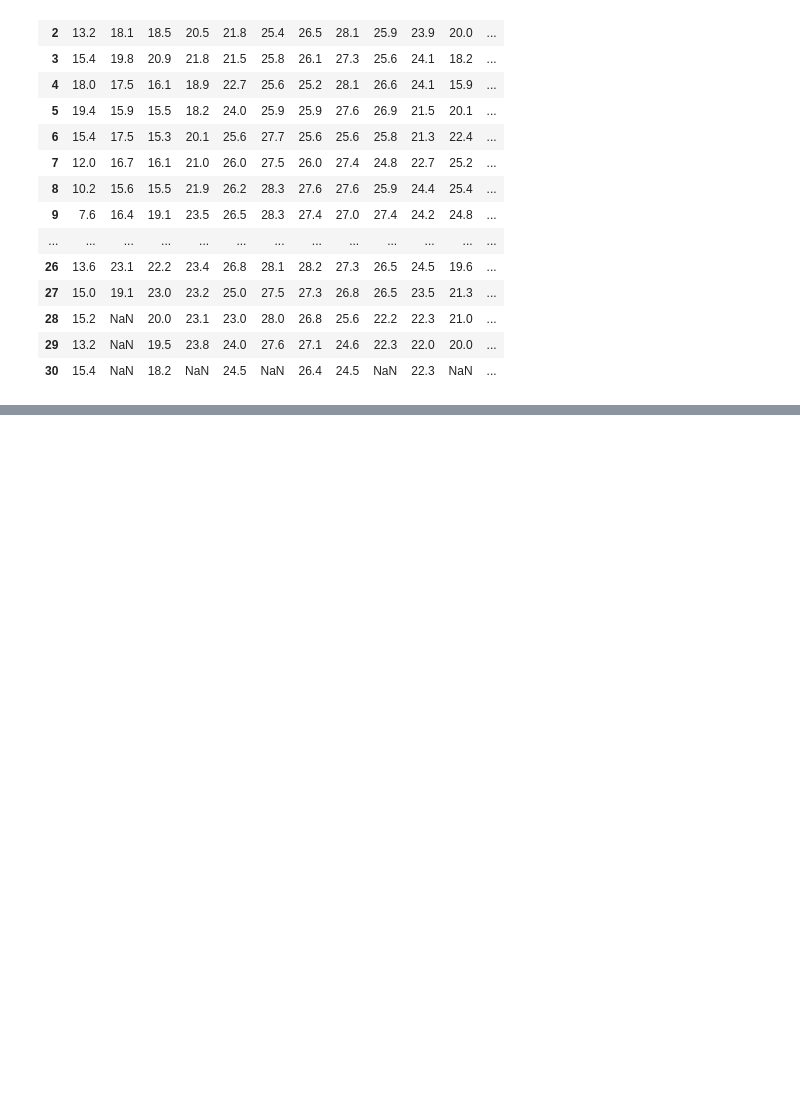
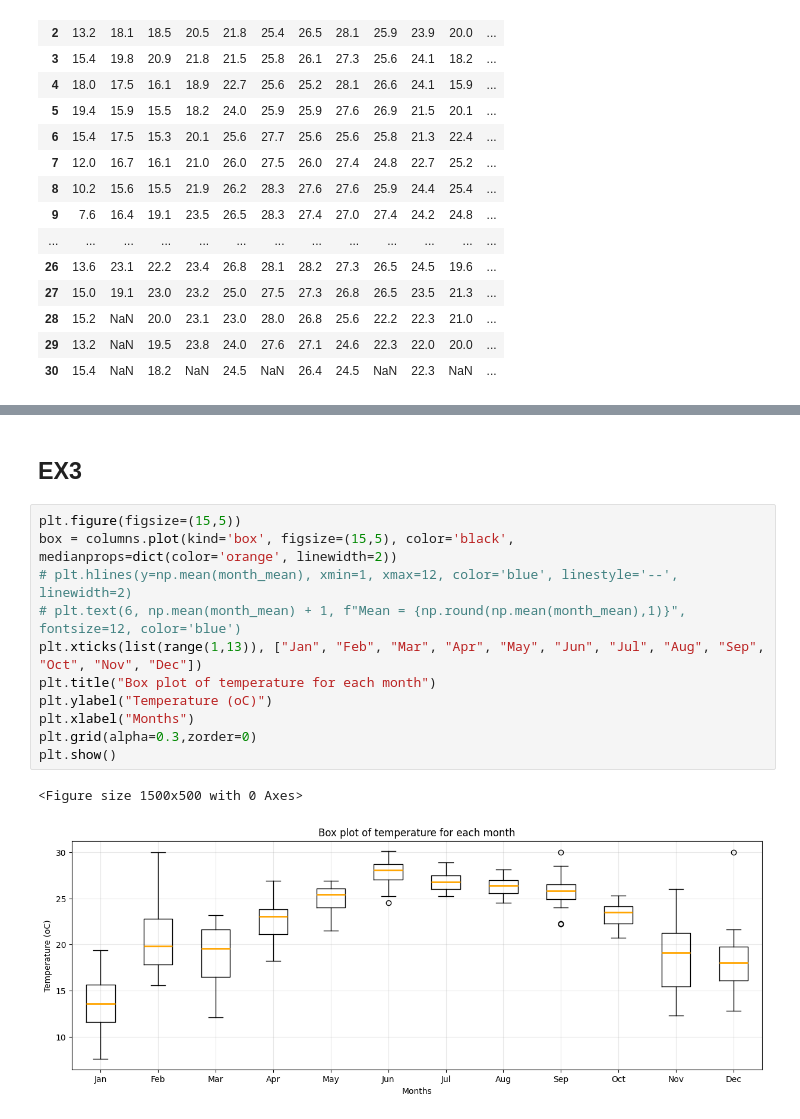
Before and after one commit to Minhsuperfragile/DS2024, a Jupyter notebook: final_vis/22bi13256_LeXuanLoc.ipynb, the cells around one changed output, grey strips where cells are left out. Saved outputs shown, nothing was run; the diff lists cells and outputs as text; blank space fills up the shorter version.

```diff
--- a/final_vis/22bi13256_LeXuanLoc.ipynb
+++ b/final_vis/22bi13256_LeXuanLoc.ipynb
@@ -134,0 +192,16 @@ plt.show()
+# %% [markdown]
+## EX3
+# %%
+plt.figure(figsize=(15,5))
+box = columns.plot(kind='box', figsize=(15,5), color='black', medianprops=dict(color='orange', linewidth=2))
+# plt.hlines(y=np.mean(month_mean), xmin=1, xmax=12, color='blue', linestyle='--', linewidth=2)
+# plt.text(6, np.mean(month_mean) + 1, f"Mean = {np.round(np.mean(month_mean),1)}", fontsize=12, color='blue')
+plt.xticks(list(range(1,13)), ["Jan", "Feb", "Mar", "Apr", "May", "Jun", "Jul", "Aug", "Sep", "Oct", "Nov", "Dec"])
+plt.title("Box plot of temperature for each month")
+plt.ylabel("Temperature (oC)")
+plt.xlabel("Months")
+plt.grid(alpha=0.3,zorder=0)
+plt.show()
+# %% [output]
+<Figure size 1500x500 with 0 Axes>
+[figure, added]
```
Also changed, not shown: parts of 12 cells of this notebook.
